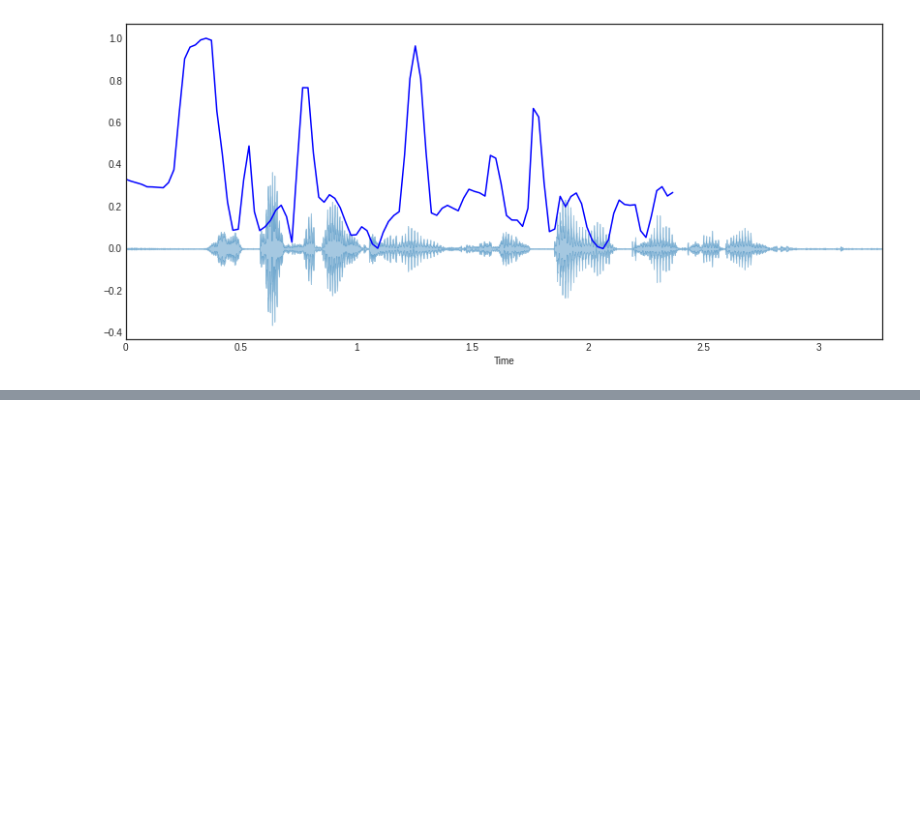
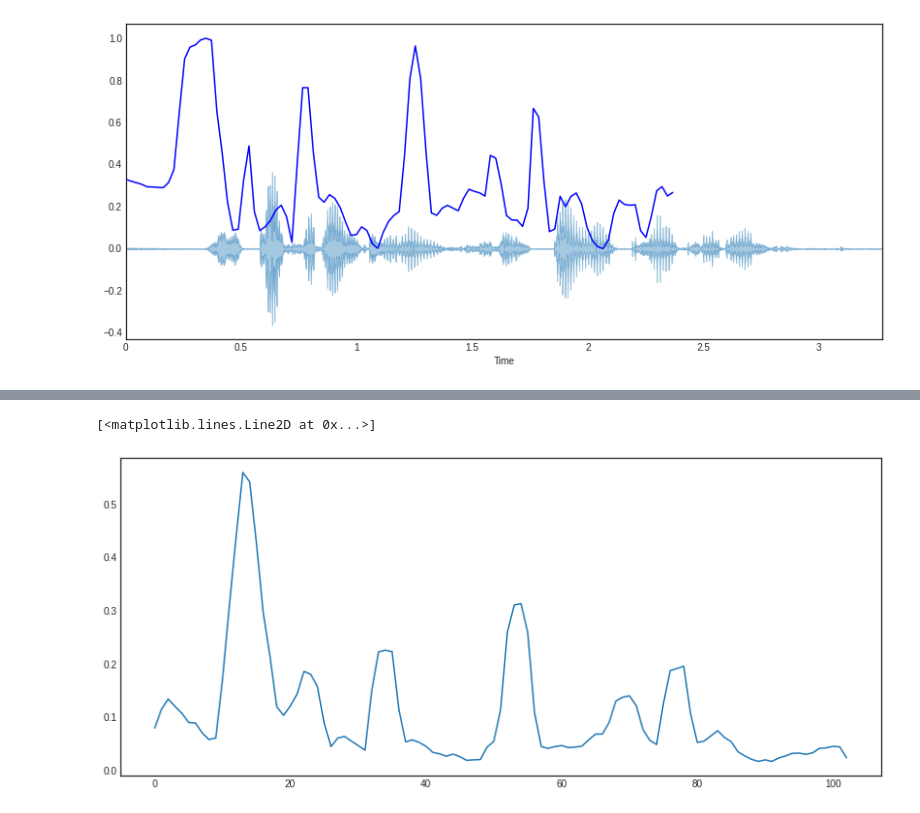
Before and after one commit to EGEG1212/TIL, a Jupyter notebook: 1_오디오처리Audio_Processing.ipynb, the cells around one changed output, grey strips where cells are left out. Cells and saved outputs as stored; diff of their text form; code cells hidden in the pictures; blank space fills up the shorter version.

```diff
--- a/1_오디오처리Audio_Processing.ipynb
+++ b/1_오디오처리Audio_Processing.ipynb
@@ -450,0 +511,6 @@ plt.plot(t, minmax_scale(spectral_centroids, axis=0), color='b')
+# %%
+plt.figure(figsize=(14, 6))
+plt.plot(zcrs[0])
+# %% [output]
+[<matplotlib.lines.Line2D at 0x...>]
+[figure, added]
```
Also changed, not shown: parts of 19 cells of this notebook.
